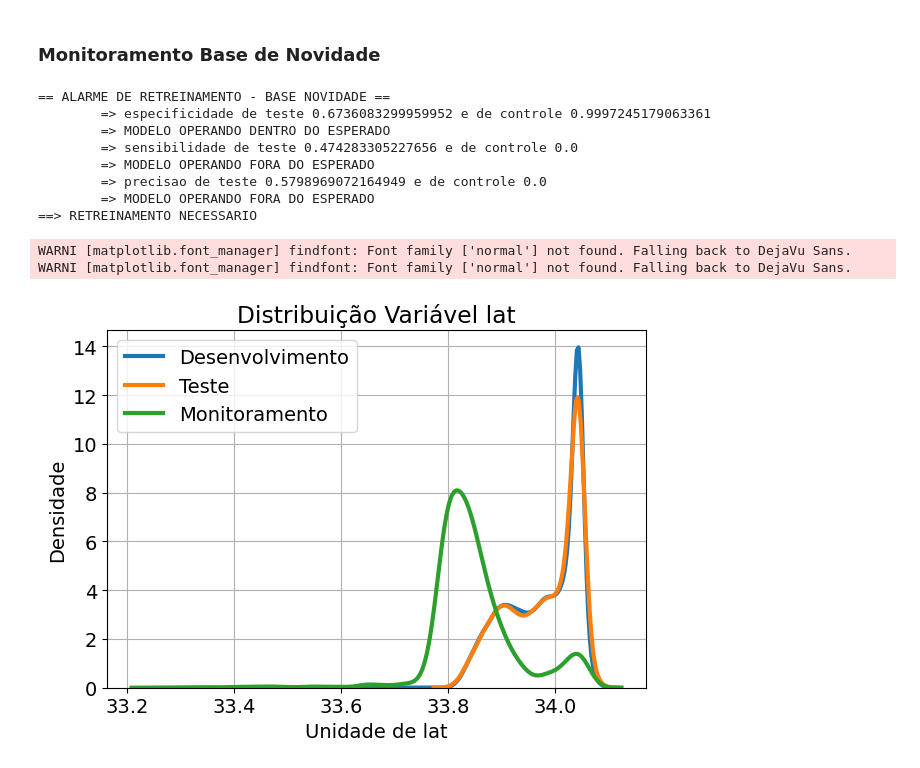
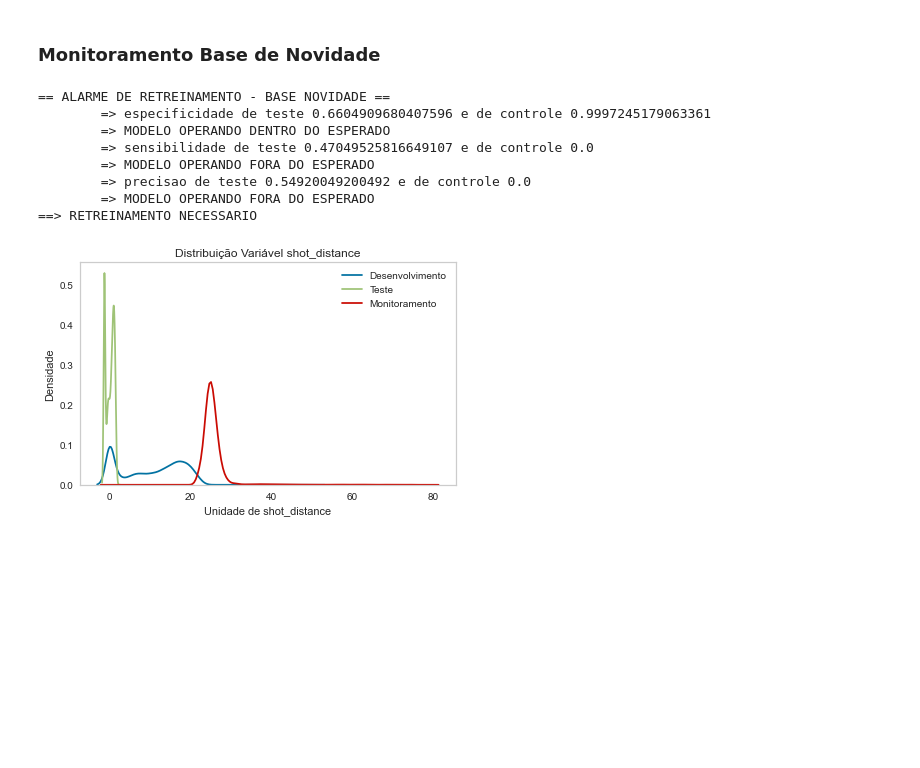
Before and after one commit to sergioopereira/EngenhariaMachineLearning, a Jupyter notebook: Code/notebook_kobe.ipynb, the cells around one changed output. Saved outputs shown, nothing was run; the diff lists cells and outputs as text; code cells hidden in the pictures; blank space fills up the shorter version.

```diff
--- a/Code/notebook_kobe.ipynb
+++ b/Code/notebook_kobe.ipynb
@@ -75,14 +23,4 @@ SEED = 10
 np.random.seed(SEED)
-# %%
-# Reset do estilo de cores do matplotlib
-
-mpl.rcParams.update(inline_rc)
-font = {'family' : 'normal',
-        'weight' : 'normal',
-        'size'   : 14}
-mpl.rc('font', **font)
-lines = {'linewidth' : 3}
-mpl.rc('lines', **lines)
 # %% [markdown]
 # Configuração do preditor de arremessos
 # %%
@@ -441,16 +431,6 @@ weighted avg       0.58      0.57      0.56       150
 # %% [markdown]
 ## Alarme de Desvio
 # %%
-# reset matplotlib
-
-mpl.rcParams.update(inline_rc)
-font = {'family' : 'normal',
-        'weight' : 'normal',
-        'size'   : 14}
-mpl.rc('font', **font)
-lines = {'linewidth' : 3}
-mpl.rc('lines', **lines)
-
 def data_drift_alarm(var_name, dev_data, data_test, data_control):
     sn.kdeplot(dev_data[var_name], label='Desenvolvimento')
     sn.kdeplot(data_test[var_name], label='Teste')
@@ -465,15 +445,15 @@ def data_drift_alarm(var_name, dev_data, data_test, data_control):
 ## Alarme de Retreinamento
 # %%
 def alarm(data_monitoring, testset, min_eff_alarm):
-    cm = metrics.confusion_matrix(data_monitoring[kobe_target_col], data_monitoring['operation_label'])
-    specificity_m = cm[0,0] / cm.sum(axis=1)[0]
-    sensibility_m = cm[1,1] / cm.sum(axis=1)[1]
-    precision_m   = cm[1,1] / cm.sum(axis=0)[1]
+    cm = metrics.confusion_matrix(data_monitoring[target_col], data_monitoring['operation_label'])
+    specificity_m = cm[0,0] / cm.sum(axis=1)[0] # VN / (VN + FP)
+    sensibility_m = cm[1,1] / cm.sum(axis=1)[1] # VP / (FN + VP)
+    precision_m   = cm[1,1] / cm.sum(axis=0)[1] # VP / (FP + VP)
 
-    cm = metrics.confusion_matrix(testset[kobe_target_col], testset['Label'])
-    specificity_t = cm[0,0] / cm.sum(axis=1)[0]
-    sensibility_t = cm[1,1] / cm.sum(axis=1)[1]
-    precision_t   = cm[1,1] / cm.sum(axis=0)[1]
+    cm = metrics.confusion_matrix(testset[target_col], testset['Label'])
+    specificity_t = cm[0,0] / cm.sum(axis=1)[0] # VN / (VN + FP)
+    sensibility_t = cm[1,1] / cm.sum(axis=1)[1] # VP / (FN + VP)
+    precision_t   = cm[1,1] / cm.sum(axis=0)[1] # VP / (FP + VP)
 
     retrain = False
     for name, metric_m, metric_t in zip(['especificidade', 'sensibilidade', 'precisao'],
@@ -560,43 +488,41 @@ with mlflow.start_run(experiment_id=experiment_id, run_name = 'MonitoramentoNovi
 
     model_uri = f"models:/modelo_arremesso/Staging"
     loaded_model = mlflow.sklearn.load_model(model_uri)
-    data_novelty = pd.read_parquet('modelo_arremesso_novidade.parquet')
-    data_novelty.loc[:, 'operation_label'] = loaded_model.predict(data_novelty.drop(kobe_target_col,axis=1))
+    data_novelty = pd.read_parquet('../Data/operalization/base_novelty.parquet')
+    data_novelty.loc[:, 'operation_label'] = loaded_model.predict(data_novelty.drop(target_col,axis=1))
 
     (retrain, [specificity_m, sensibility_m, precision_m],
               [specificity_t, sensibility_t, precision_t] ) = alarm(data_novelty, pred_holdout, min_eff_alarm)
     if retrain:
         print('==> RETREINAMENTO NECESSARIO')
     else:
         print('==> RETREINAMENTO NAO NECESSARIO')
     # LOG DE PARAMETROS DO MODELO
     mlflow.log_param("min_eff_alarm", min_eff_alarm)
 
     # LOG DE METRICAS GLOBAIS
     mlflow.log_metric("Alarme Retreino", float(retrain))
     mlflow.log_metric("Especificidade Controle", specificity_m)
     mlflow.log_metric("Sensibilidade Controle", sensibility_m)
     mlflow.log_metric("Precisao Controle", precision_m)
     mlflow.log_metric("Especificidade Teste", specificity_t)
     mlflow.log_metric("Sensibilidade Teste", sensibility_t)
     mlflow.log_metric("Precisao Teste", precision_t)
     # LOG ARTEFATO
-    var_name = 'lat' # Latitude
-    data_drift_alarm(var_name, data_kobe, pred_holdout, data_novelty)
+    var_name = 'shot_distance'
+    data_drift_alarm(var_name, df_filtered, pred_holdout, data_novelty)
     plot_path = f'novidade_datadrift_{var_name}.png'
     plt.savefig(plot_path)
     mlflow.log_artifact(plot_path)
 
 mlflow.end_run()
 # %% [output]
 == ALARME DE RETREINAMENTO - BASE NOVIDADE ==
-        => especificidade de teste 0.6736083299959952 e de controle 0.9997245179063361
+        => especificidade de teste 0.6604909680407596 e de controle 0.9997245179063361
         => MODELO OPERANDO DENTRO DO ESPERADO
-        => sensibilidade de teste 0.474283305227656 e de controle 0.0
+        => sensibilidade de teste 0.47049525816649107 e de controle 0.0
         => MODELO OPERANDO FORA DO ESPERADO
-        => precisao de teste 0.5798969072164949 e de controle 0.0
+        => precisao de teste 0.54920049200492 e de controle 0.0
         => MODELO OPERANDO FORA DO ESPERADO
 ==> RETREINAMENTO NECESSARIO
-WARNI [matplotlib.font_manager] findfont: Font family ['normal'] not found. Falling back to DejaVu Sans.
-WARNI [matplotlib.font_manager] findfont: Font family ['normal'] not found. Falling back to DejaVu Sans.
-[figure, old version]
+[figure, new version]
```
Also changed, not shown: parts of 14 cells of this notebook.
